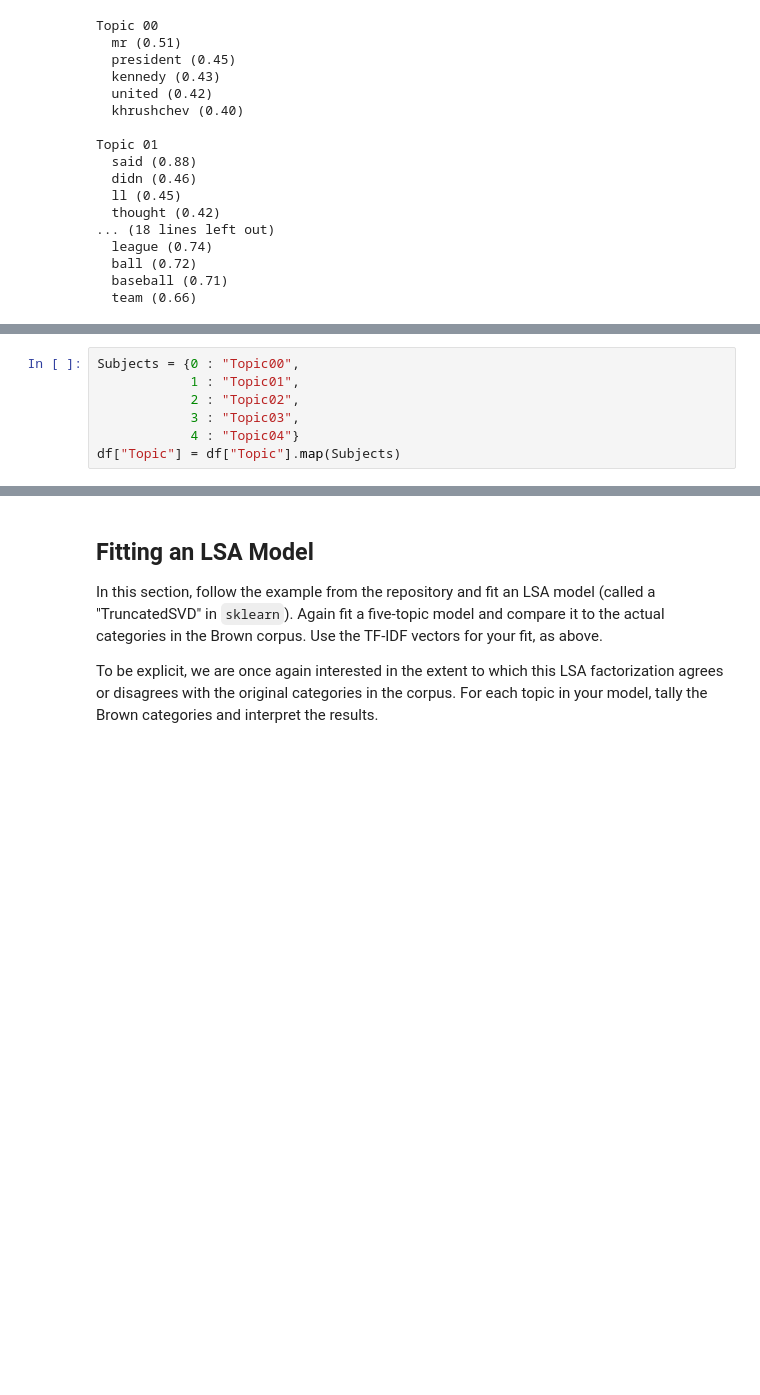
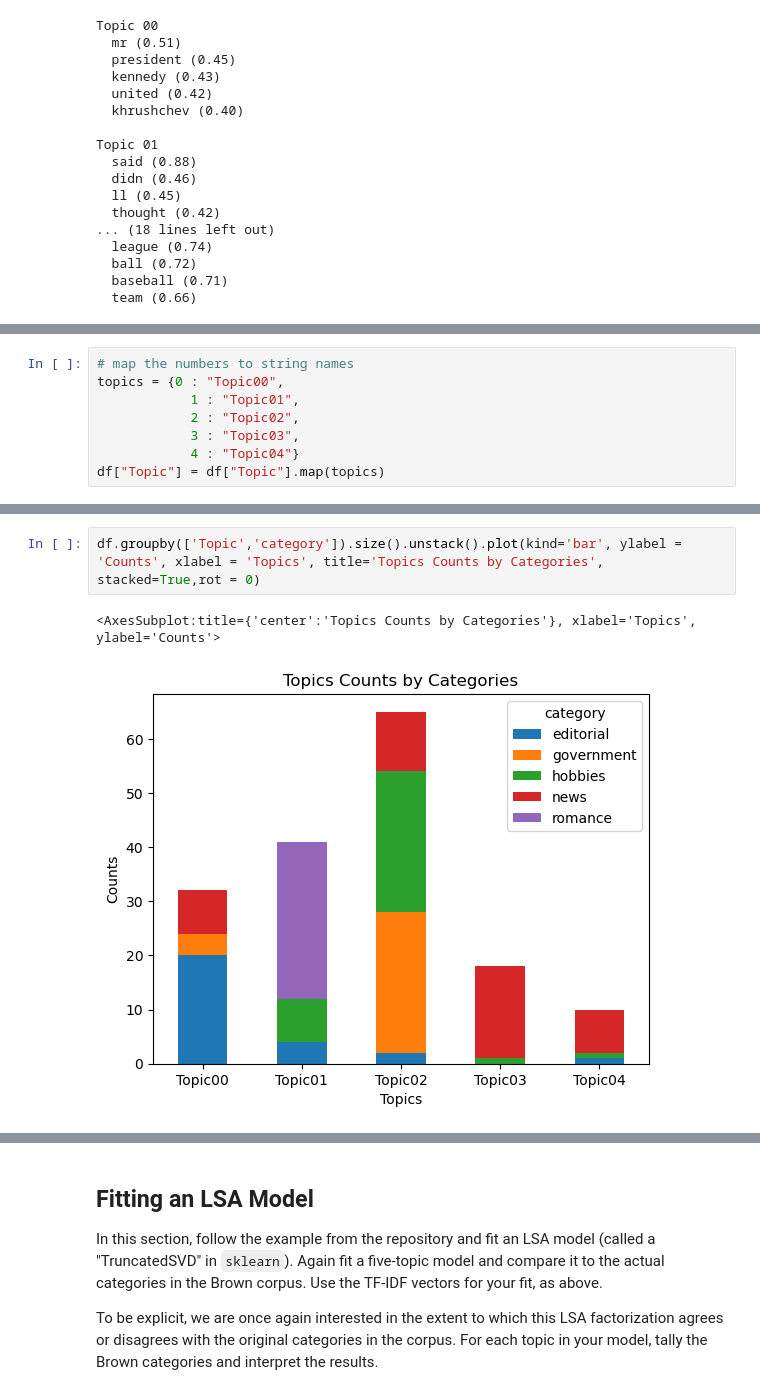
Before and after one commit to dingyiduan7/ADS_509_module5, a Jupyter notebook: Topic Modeling.ipynb, the cells around one changed output, grey strips where cells are left out. Drawn from its saved outputs; the diff is of its cells as text; blank space fills up the shorter version.

Commit message:
Update Topic Modeling.ipynb
complete the hw

```diff
--- a/Topic Modeling.ipynb
+++ b/Topic Modeling.ipynb
@@ -243,10 +252,3 @@ df
 | 164 | hobbies | ce35 | New rule no. 2 : : Don't build fr... | 11800 | 2272 | 2 |
 | 165 | hobbies | ce36 | There comes a time in the lives o... | 11682 | 2232 | 2 |
 166 rows × 6 columns
-# %%
-Subjects = {0 : "Topic00",
-            1 : "Topic01",
-            2 : "Topic02",
-            3 : "Topic03",
-            4 : "Topic04"}
-df["Topic"] = df["Topic"].map(Subjects)
@@ -281,0 +255,8 @@ df.head()
+# %%
+# map the numbers to string names
+topics = {0 : "Topic00",
+            1 : "Topic01",
+            2 : "Topic02",
+            3 : "Topic03",
+            4 : "Topic04"}
+df["Topic"] = df["Topic"].map(topics)
@@ -282,3 +284,8 @@ df.head()
+# %%
+df.groupby(['Topic','category']).size().unstack().plot(kind='bar', ylabel = 'Counts', xlabel = 'Topics', title='Topics Counts by Categories', stacked=True,rot = 0)
+# %% [output]
+<AxesSubplot:title={'center':'Topics Counts by Categories'}, xlabel='Topics', ylabel='Counts'>
+[figure, added]
 # %% [markdown]
 Q: How does your five-topic NMF model compare to the original Brown categories?
 
```
Also changed, not shown: parts of 21 cells of this notebook.
